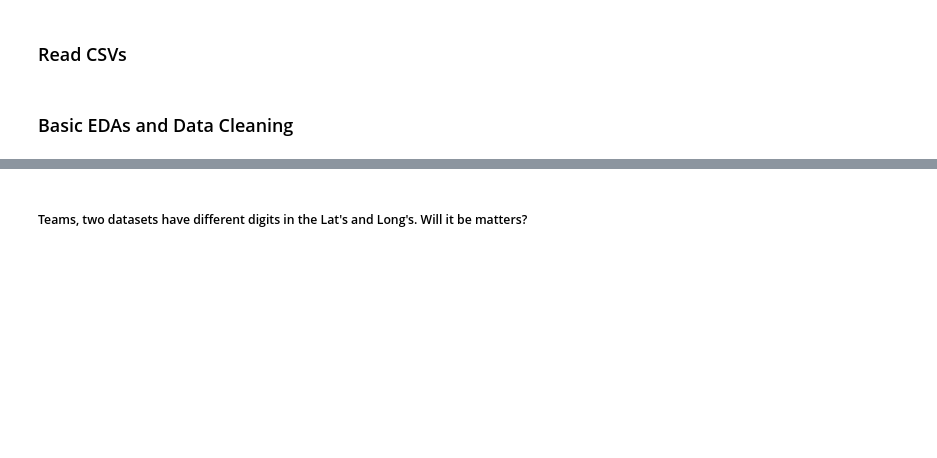
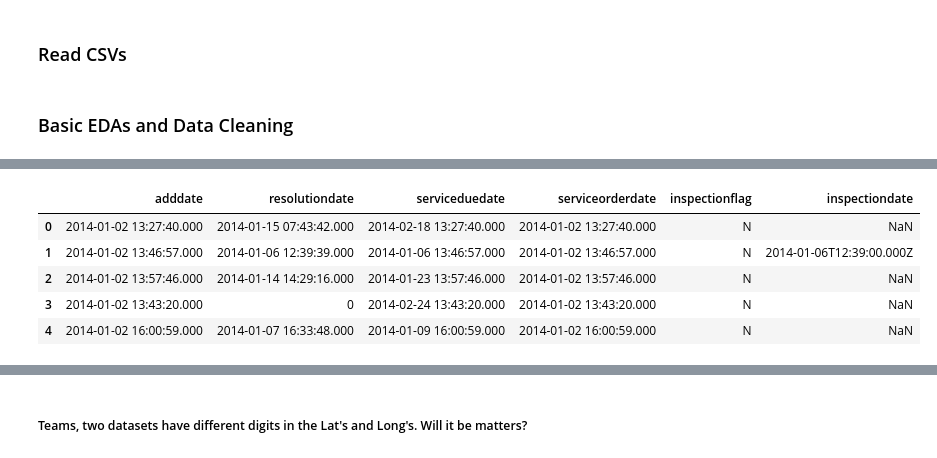
Before and after one commit to haoapple/The_Lab_DC_client_project, a Jupyter notebook: 02.EDA.ipynb, the cells around one changed output, grey strips where cells are left out. Saved outputs shown, nothing was run; the diff lists cells and outputs as text; code cells hidden in the pictures; blank space fills up the shorter version.

```diff
--- a/02.EDA.ipynb
+++ b/02.EDA.ipynb
@@ -67,0 +154,13 @@ dtype: int64
+# %%
+# Service Type, Important to know the different values there.
+# Organization to know who is on the task.
+# Service call count to see how many times a call is needed.
+# Everything just needs to be set to datetime.
+csr_train.iloc[:5, 6:12]
+# %% [output]
+|  | adddate | resolutiondate | serviceduedate | serviceorderdate | inspectionflag | inspectiondate |
+| 0 | 2014-01-02 13:27:40.000 | 2014-01-15 07:43:42.000 | 2014-02-18 13:27:40.000 | 2014-01-02 13:27:40.000 | N | NaN |
+| 1 | 2014-01-02 13:46:57.000 | 2014-01-06 12:39:39.000 | 2014-01-06 13:46:57.000 | 2014-01-02 13:46:57.000 | N | 2014-01-06T12:39:00.000Z |
+| 2 | 2014-01-02 13:57:46.000 | 2014-01-14 14:29:16.000 | 2014-01-23 13:57:46.000 | 2014-01-02 13:57:46.000 | N | NaN |
+| 3 | 2014-01-02 13:43:20.000 | 0 | 2014-02-24 13:43:20.000 | 2014-01-02 13:43:20.000 | N | NaN |
+| 4 | 2014-01-02 16:00:59.000 | 2014-01-07 16:33:48.000 | 2014-01-09 16:00:59.000 | 2014-01-02 16:00:59.000 | N | NaN |
```
Also changed, not shown: parts of 18 cells of this notebook, 3 other files.
